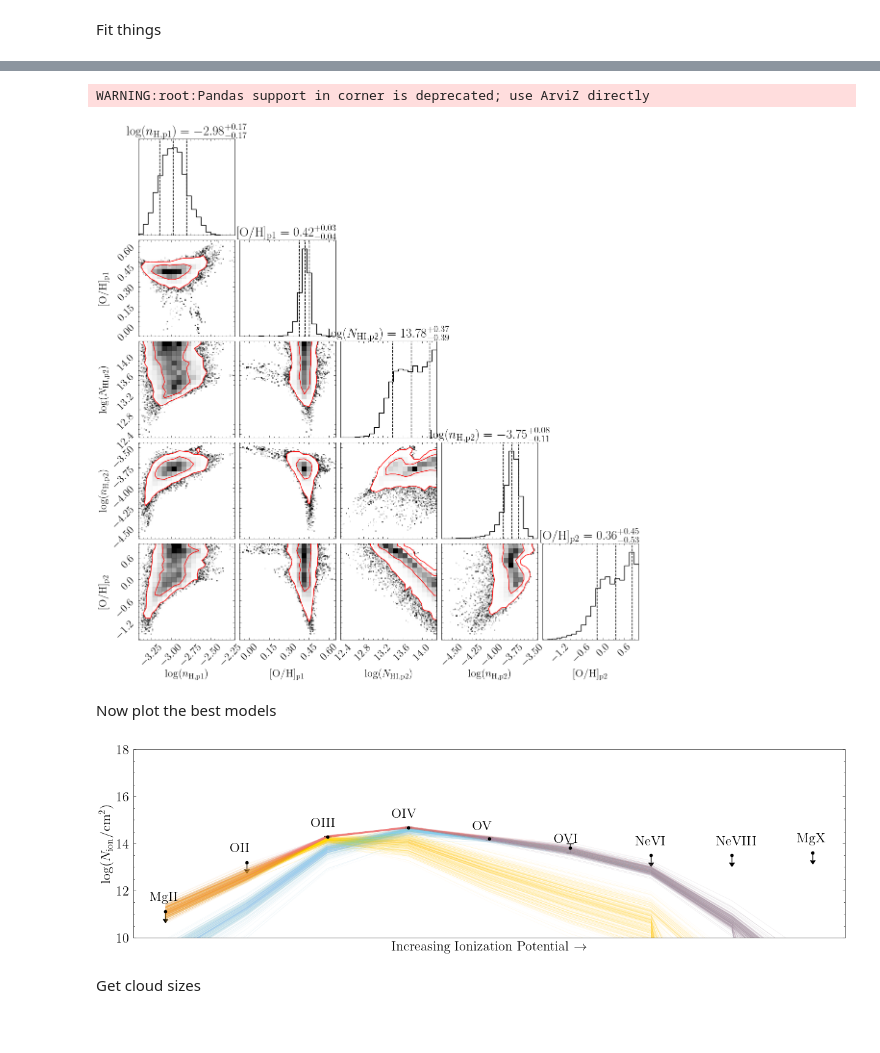
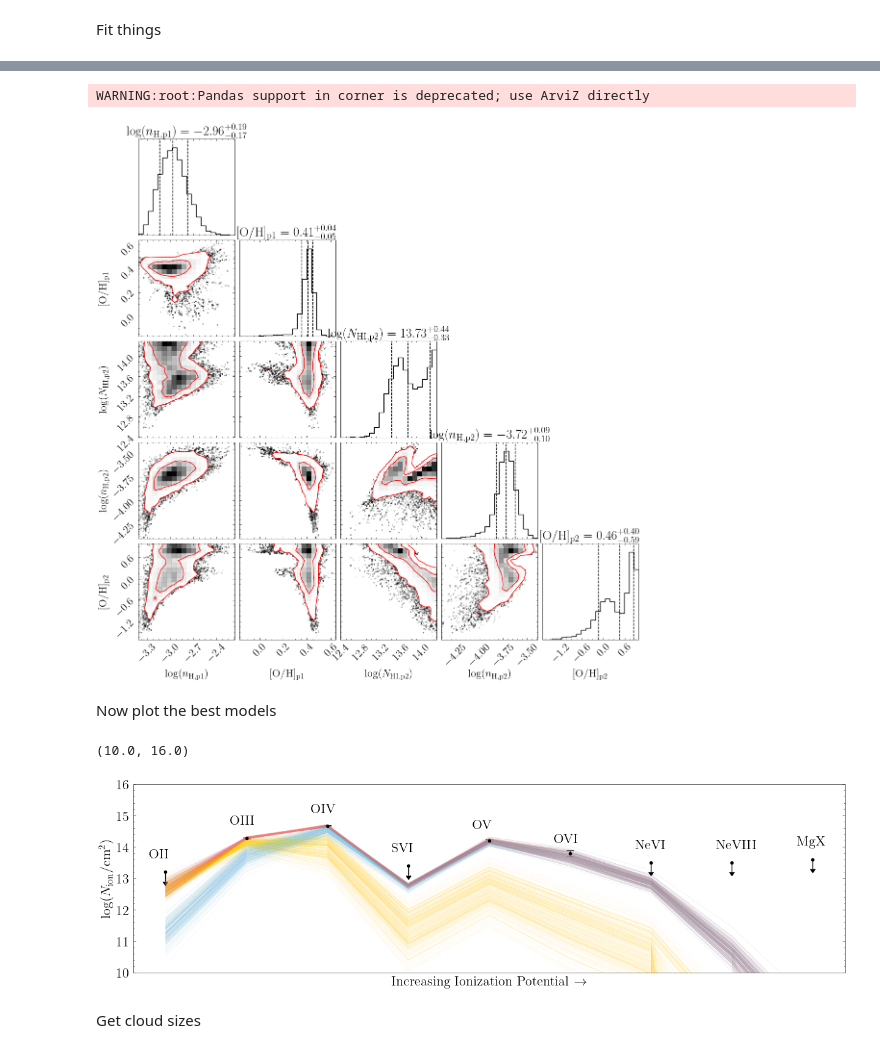
Before and after one commit to suyashk12/cgm_science, a Jupyter notebook: cloudy_fitting/z=1.09_cloudy_fit.ipynb, the cells around one changed output, grey strips where cells are left out. Cells and saved outputs as stored; diff of their text form; code cells hidden in the pictures.

```diff
--- a/cloudy_fitting/z=1.09_cloudy_fit.ipynb
+++ b/cloudy_fitting/z=1.09_cloudy_fit.ipynb
@@ -638,10 +665,10 @@ sampler.run_mcmc(pos, 500, progress=True);
 # %%
-flat_samples_hdens = pd.DataFrame(sampler.get_chain(discard=100, flat=True),
-                                columns=['log_hdens'])
+#flat_samples_hdens = pd.DataFrame(sampler.get_chain(discard=100, flat=True),
+#                                columns=['log_hdens'])
 
-flat_samples_hdens.to_csv(savedir+'hdens_hi.csv', index=False)
+#flat_samples_hdens.to_csv(savedir+'hdens_hi.csv', index=False)
 
-#flat_samples_hdens = pd.read_csv(savedir+'hdens_hi.csv')
+flat_samples_hdens = pd.read_csv(savedir+'hdens_hi.csv')
 # %%
 fig = corner.corner(
     flat_samples_hdens, quantiles = [0.16, 0.5, 0.84], show_titles=True,
@@ -654,7 +681,7 @@ WARNING:root:Pandas support in corner is deprecated; use ArviZ directly
 # %%
 grid_points_hdens = np.array([[12, log_hdens, -3] for log_hdens in flat_samples_hdens['log_hdens']])
 # %%
-logN_offset = 13.7-np.median(species_logN_interp['O+2'](grid_points_hdens))
+logN_offset = 13.99-np.median(species_logN_interp['O+2'](grid_points_hdens))
 # %%
 logN_offset
 # %% [output]
@@ -672,7 +699,7 @@ logN_dict = {
         #'NIV':'13.0, -0.1, +0.1',
         #'NV':'<13.2',
         'OII':'<13.2',
-        'OIII':'13.7, -0.2, +0.1',
+        'OIII':'13.99, -0.04, +0.04',
         'OIV':'<14.67',
         #'OV':'14.20, -0.05, +0.05',
         #'OVI':'13.8, -0.2, +0.1',
@@ -812,10 +839,10 @@ sampler.run_mcmc(pos, 500, progress=True);
 # %%
-flat_samples_two_phase = pd.DataFrame(sampler.get_chain(discard=100, flat=True),
-                                columns=['log_hdens_p1', 'log_metals_p1',
-                                         'logN_HI_p2', 'log_hdens_p2', 'log_metals_p2'])
-flat_samples_two_phase.to_csv(savedir+'two_phase.csv', index=False)
+#flat_samples_two_phase = pd.DataFrame(sampler.get_chain(discard=100, flat=True),
+#                                columns=['log_hdens_p1', 'log_metals_p1',
+#                                         'logN_HI_p2', 'log_hdens_p2', 'log_metals_p2'])
+#flat_samples_two_phase.to_csv(savedir+'two_phase.csv', index=False)
 
-#flat_samples_two_phase = pd.read_csv(savedir+'two_phase.csv')
+flat_samples_two_phase = pd.read_csv(savedir+'two_phase.csv')
 # %%
 fig = corner.corner(
     flat_samples_two_phase, quantiles = [0.16, 0.5, 0.84], show_titles=True,
@@ -825,7 +852,7 @@ fig = corner.corner(
 );
 # %% [output]
 WARNING:root:Pandas support in corner is deprecated; use ArviZ directly
-[figure, old version]
+[figure, new version]
 # %% [markdown]
 Now plot the best models
 # %%
@@ -860,29 +887,32 @@ sample_indices_two_phase = np.random.randint(low=0, high=len(flat_samples_two_ph
 # %%
 fig, ax = plot_column_densities_obs(logN_dict)
 
 for i in range(len(sample_indices_two_phase)):
 
     idx = sample_indices_two_phase[i]
     flat_samples_row = flat_samples_two_phase.iloc[i]
 
     log_hdens_p1 = flat_samples_row['log_hdens_p1']
     log_metals_p1 = flat_samples_row['log_metals_p1']
 
     logN_HI_p2 = flat_samples_row['logN_HI_p2']
     log_hdens_p2 = flat_samples_row['log_hdens_p2']
     log_metals_p2 = flat_samples_row['log_metals_p2']
 
     logN_species_test_p1 = np.array(predict_col_dens(logN_dict, logN_HI_test,  log_hdens_p1, log_metals_p1, species_logN_interp))
     logN_species_test_p2 = np.array(predict_col_dens(logN_dict, logN_HI_p2,  log_hdens_p2, log_metals_p2, species_logN_interp))
 
     logN_species_test = np.log10(10**logN_species_test_p1 + 10**logN_species_test_p2)
 
     # Plot
     ax.plot(np.arange(len(logN_species_test)), logN_species_test, color='lightcoral', lw=.2, alpha=.1)
     ax.plot(np.arange(len(logN_species_test_p1)), logN_species_test_p1, color='gold', lw=.2, alpha=.1)
     ax.plot(np.arange(len(logN_species_test_p2)), logN_species_test_p2, color='skyblue', lw=.2, alpha=.1)
+
+ax.set_ylim(10,16)
 # %% [output]
+(10.0, 16.0)
-[figure, old version]
+[figure, new version]
 # %% [markdown]
 Get cloud sizes
 # %%
```
Also changed, not shown: parts of 48 cells of this notebook, 12 other files.
